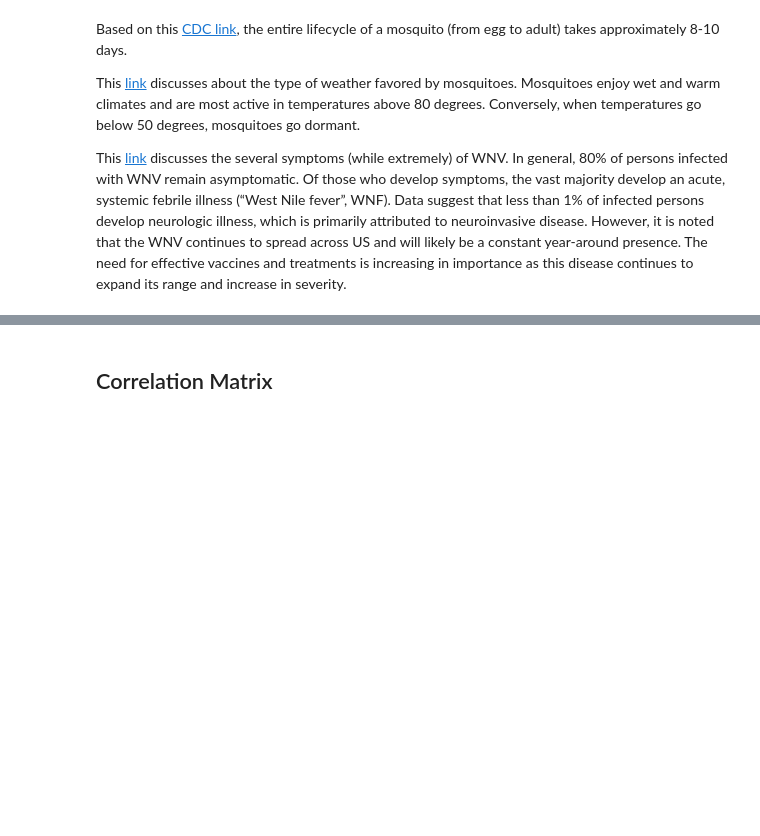
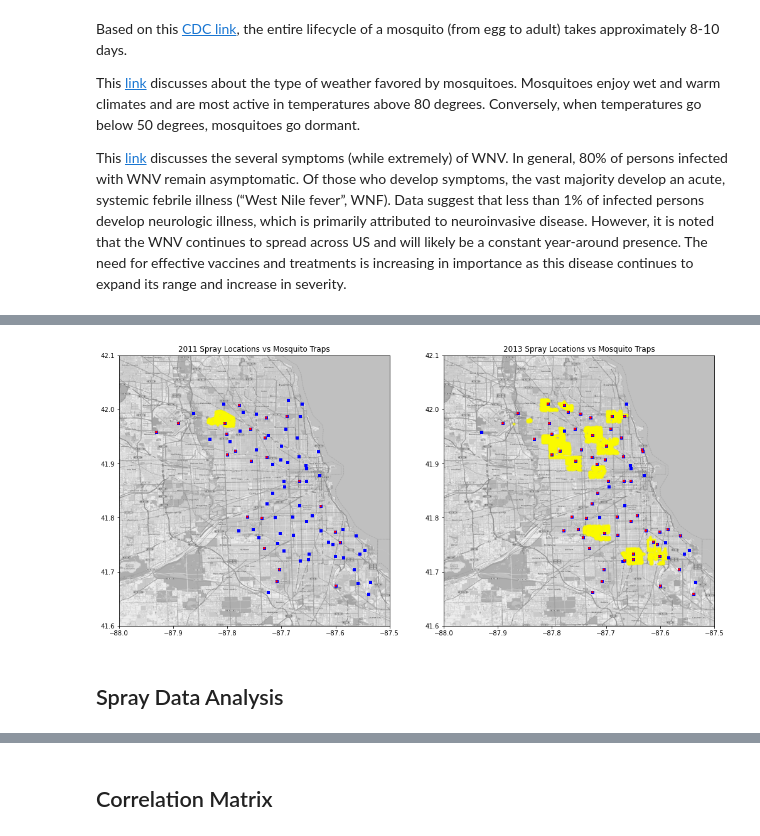
Before and after one commit to kkhalis/project_4, a Jupyter notebook: Project 4 - West Nile Virus Prediction_master.ipynb, the cells around one changed output, grey strips where cells are left out. Cells and saved outputs as stored; diff of their text form; code cells hidden in the pictures; blank space fills up the shorter version.

```diff
--- a/Project 4 - West Nile Virus Prediction_master.ipynb
+++ b/Project 4 - West Nile Virus Prediction_master.ipynb
@@ -365,4 +383,5 @@ sns.boxplot(data=spray, x='longitude')
 # %% [markdown]
 We notice there is an outlier for longitudinal data for spray. We will exclude these records.
 # %%
-spray_clean = spray[spray['longitude'] > -88]
+# spray_clean = spray[spray['longitude'] > -88]
+spray_clean = spray.loc[(spray['longitude'] > spray['longitude'].min() + (3* spray['longitude'].std())) & (spray['latitude'] <= spray['latitude'].max())]
@@ -373,4 +400,4 @@ spray.duplicated().sum()
 # %%
-spray_clean = spray.drop_duplicates(keep = 'first')
+spray_clean = spray_clean.drop_duplicates(keep = 'first')
 # %%
 spray_clean['spray'] = 1
@@ -903,3 +794,3 @@ spray_comb['spray'].fillna(0, inplace = True)
 # %%
 train_comb = train_comb.set_index('date').sort_index()
-spray_comb = spray_comb.set_index('date').sort_index()
+spray_clean = spray_clean.set_index('date').sort_index()
@@ -1001,0 +856,36 @@ for i in range(len(dates)):
+# %%
+def plot_trap_spray_wnv(train, spray):
+    #plt.figure(figsize=(12,16))
+    origin = [41.6, -88.0]              # lat/long of origin (lower left corner)
+    upperRight = [42.1, -87.5]          # lat/long of upper right corner
+
+    mapdata = np.loadtxt("./assets/mapdata_copyright_openstreetmap_contributors.txt")
+
+    train_2011 = train.loc[(train['year'] == 2011) & (train['wnvpresent'] == 0),:]
+    train_2013 = train.loc[(train['year'] == 2013) & (train['wnvpresent'] == 0),:]
+
+    train_2011_wnv = train.loc[(train['year'] == 2011) & (train['wnvpresent'] == 1),:]
+    train_2013_wnv = train.loc[(train['year'] == 2013) & (train['wnvpresent'] == 1),:]
+
+    spray_2011 = spray.loc[(spray['year'] == 2011),:]
+    spray_2013 = spray.loc[(spray['year'] == 2013),:]
+
+    fig, ax = plt.subplots(nrows=1, ncols=2, figsize=(17,15))
+    ax[0].imshow(mapdata, cmap=plt.get_cmap('gray'), extent=[origin[1], upperRight[1], origin[0], upperRight[0]])
+    ax[1].imshow(mapdata, cmap=plt.get_cmap('gray'), extent=[origin[1], upperRight[1], origin[0], upperRight[0]])
+
+    ax[0].scatter(x=spray_2011['longitude'], y=spray_2011['latitude'], c='yellow', s=10, alpha = 0.2)
+    ax[0].scatter(x=train_2011['longitude'], y=train_2011['latitude'], c='b', s=15, marker='s')
+    ax[0].scatter(x=train_2011_wnv['longitude'], y=train_2011_wnv['latitude'], c='r', s=15, marker='+');
+    ax[0].title.set_text('2011 Spray Locations vs Mosquito Traps')
+
+    ax[1].scatter(x=spray_2013['longitude'], y=spray_2013['latitude'], c='yellow', s=10, alpha = 0.2)
+    ax[1].scatter(x=train_2013['longitude'], y=train_2013['latitude'], c='b', s=15, marker='s')
+    ax[1].scatter(x=train_2013_wnv['longitude'], y=train_2013_wnv['latitude'], c='r', s=15, marker='+');
+    ax[1].title.set_text('2013 Spray Locations vs Mosquito Traps')
+# %%
+plot_trap_spray_wnv(train_clean, spray_clean)
+# %% [output]
+[figure, added]
+# %% [markdown]
+## Spray Data Analysis
```
Also changed, not shown: parts of 82 cells of this notebook.
